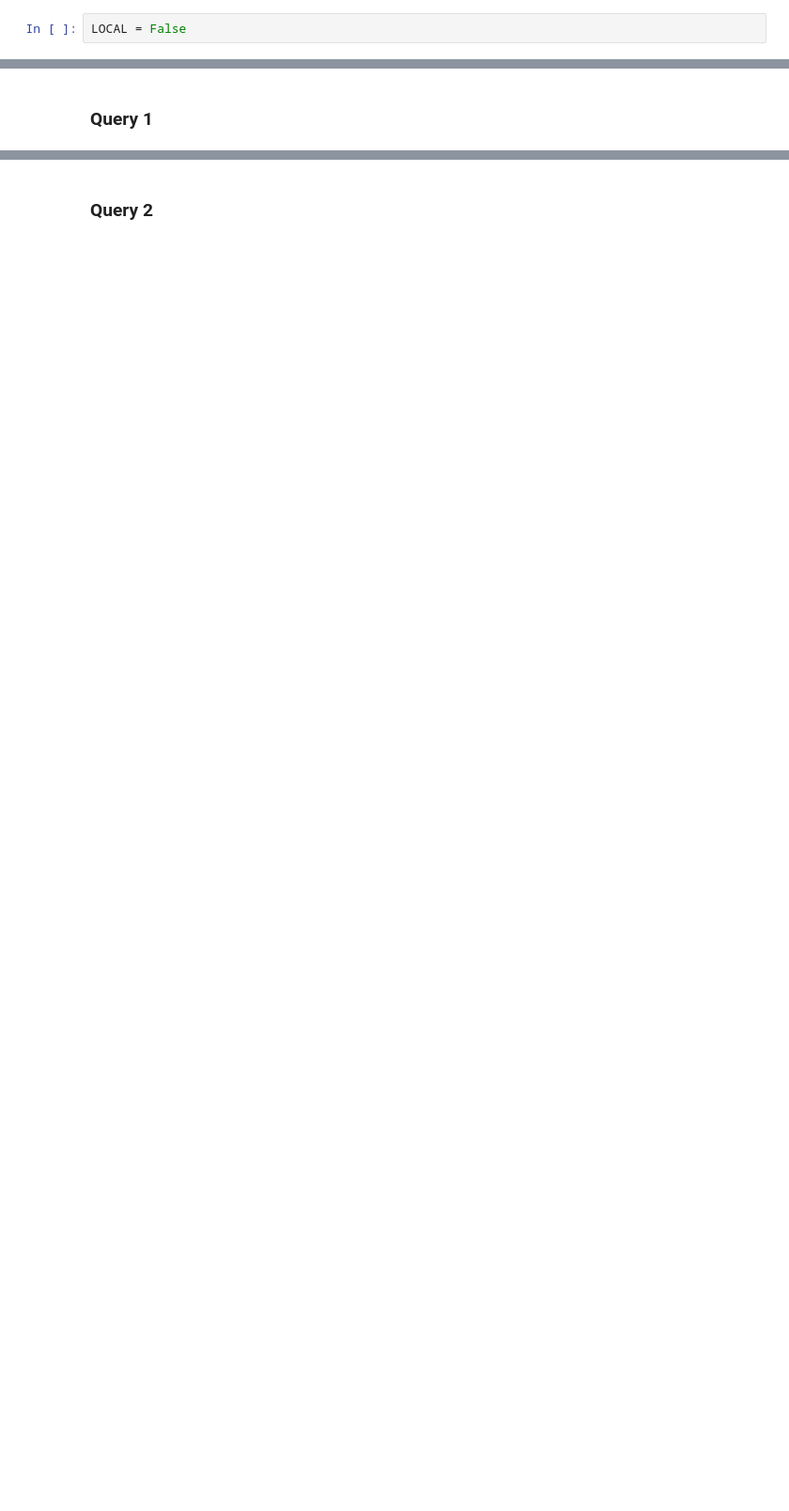
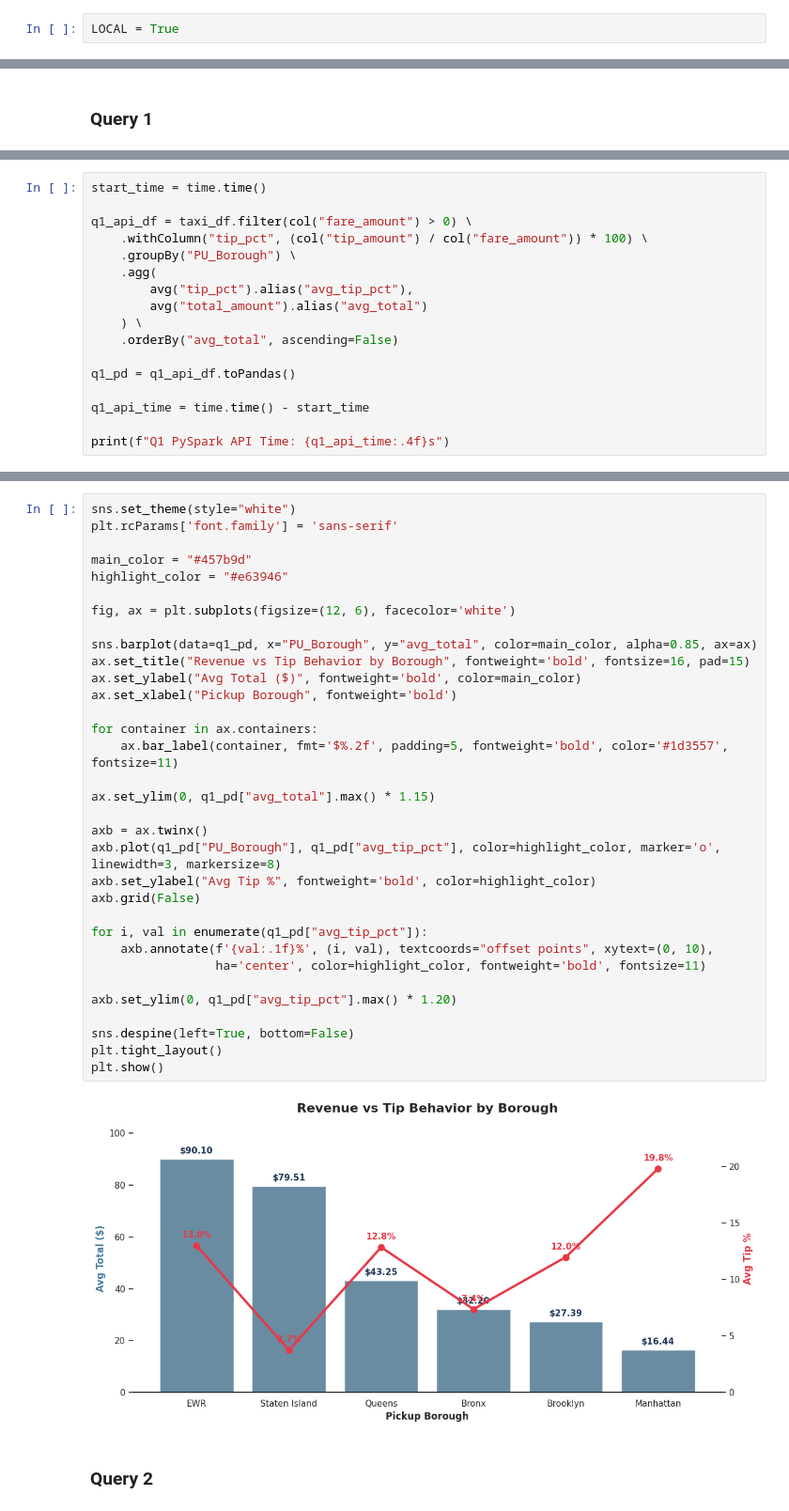
Before and after one commit to Mariana-rc01/SparkAndDrive, a Jupyter notebook: profiling_mariana.ipynb, the cells around one changed output, grey strips where cells are left out. Shown at 94% size. Drawn from its saved outputs; the diff is of its cells as text; blank space fills up the shorter version.

```diff
--- a/profiling_mariana.ipynb
+++ b/profiling_mariana.ipynb
@@ -1,7 +1,7 @@
 # %% [markdown]
 # Libraries
 # %%
-LOCAL = False
+LOCAL = True
 # %%
 import glob
 import os
@@ -2022,0 +1136,17 @@ mem_df = get_memory_mb() - mem_before
+# %%
+start_time = time.time()
+
+q1_api_df = taxi_df.filter(col("fare_amount") > 0) \
+    .withColumn("tip_pct", (col("tip_amount") / col("fare_amount")) * 100) \
+    .groupBy("PU_Borough") \
+    .agg(
+        avg("tip_pct").alias("avg_tip_pct"),
+        avg("total_amount").alias("avg_total")
+    ) \
+    .orderBy("avg_total", ascending=False)
+
+q1_pd = q1_api_df.toPandas()
+
+q1_api_time = time.time() - start_time
+
+print(f"Q1 PySpark API Time: {q1_api_time:.4f}s")
@@ -2047,2 +1181,37 @@ plt.show()
+# %%
+sns.set_theme(style="white")
+plt.rcParams['font.family'] = 'sans-serif'
+
+main_color = "#457b9d"
+highlight_color = "#e63946"
+
+fig, ax = plt.subplots(figsize=(12, 6), facecolor='white')
+
+sns.barplot(data=q1_pd, x="PU_Borough", y="avg_total", color=main_color, alpha=0.85, ax=ax)
+ax.set_title("Revenue vs Tip Behavior by Borough", fontweight='bold', fontsize=16, pad=15)
+ax.set_ylabel("Avg Total ($)", fontweight='bold', color=main_color)
+ax.set_xlabel("Pickup Borough", fontweight='bold')
+
+for container in ax.containers:
+    ax.bar_label(container, fmt='$%.2f', padding=5, fontweight='bold', color='#1d3557', fontsize=11)
+
+ax.set_ylim(0, q1_pd["avg_total"].max() * 1.15)
+
+axb = ax.twinx()
+axb.plot(q1_pd["PU_Borough"], q1_pd["avg_tip_pct"], color=highlight_color, marker='o', linewidth=3, markersize=8)
+axb.set_ylabel("Avg Tip %", fontweight='bold', color=highlight_color)
+axb.grid(False)
+
+for i, val in enumerate(q1_pd["avg_tip_pct"]):
+    axb.annotate(f'{val:.1f}%', (i, val), textcoords="offset points", xytext=(0, 10),
+                 ha='center', color=highlight_color, fontweight='bold', fontsize=11)
+
+axb.set_ylim(0, q1_pd["avg_tip_pct"].max() * 1.20)
+
+sns.despine(left=True, bottom=False)
+plt.tight_layout()
+plt.show()
+# %% [output]
+[figure, added]
 # %% [markdown]
 ### Query 2
```
Also changed, not shown: parts of 97 cells of this notebook.
